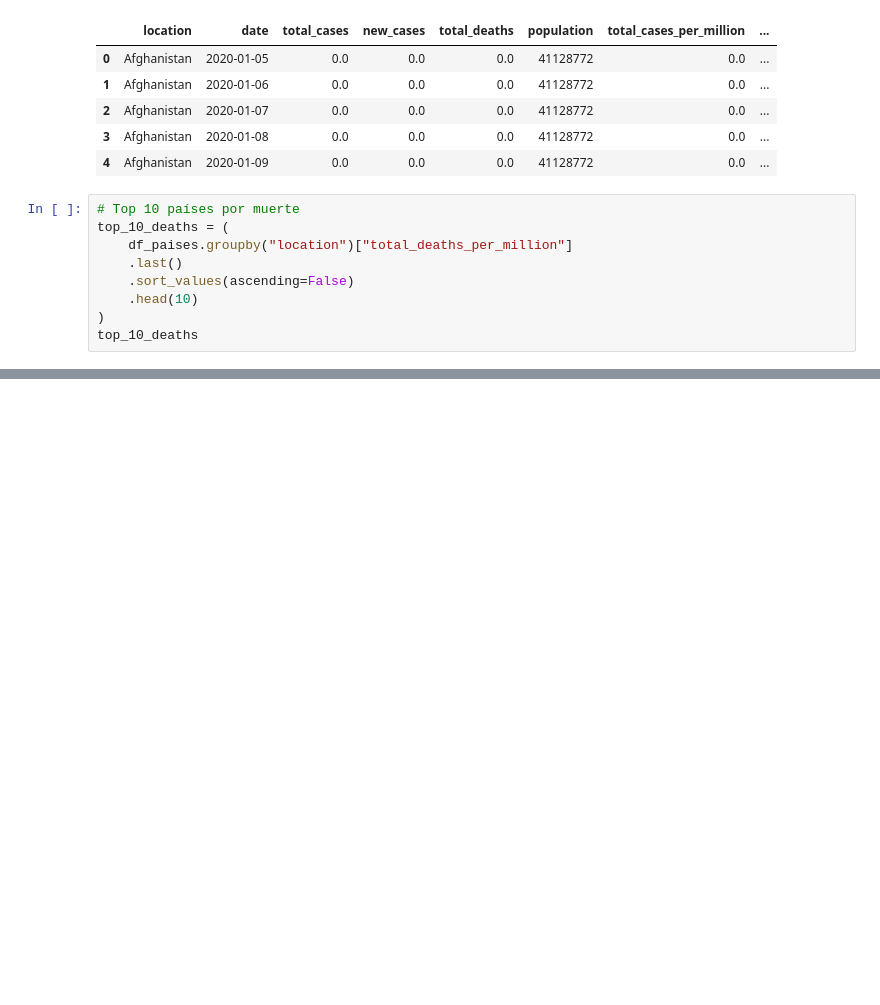
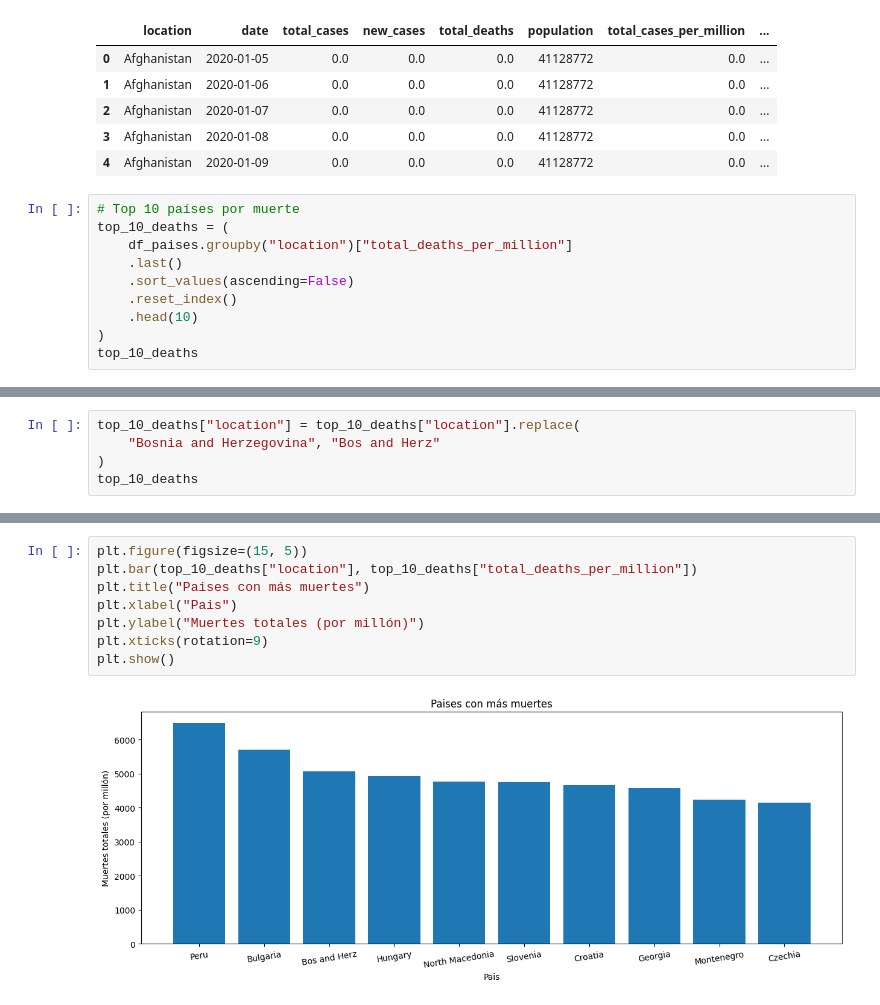
Before and after one commit to StalkerData/Ciencia_de_Datos, a Jupyter notebook: Nivel_2/covid_eda/notebooks/analisis_covid.ipynb, the cells around one changed output, grey strips where cells are left out. Cells and saved outputs as stored; diff of their text form; blank space fills up the shorter version.

```diff
--- a/Nivel_2/covid_eda/notebooks/analisis_covid.ipynb
+++ b/Nivel_2/covid_eda/notebooks/analisis_covid.ipynb
@@ -182,6 +188,7 @@ top_10_deaths = (
     df_paises.groupby("location")["total_deaths_per_million"]
     .last()
     .sort_values(ascending=False)
+    .reset_index()
     .head(10)
 )
 top_10_deaths
@@ -200,0 +302,5 @@ Name: total_deaths_per_million, dtype: float64
+# %%
+top_10_deaths["location"] = top_10_deaths["location"].replace(
+    "Bosnia and Herzegovina", "Bos and Herz"
+)
+top_10_deaths
@@ -200,0 +319,10 @@ Name: total_deaths_per_million, dtype: float64
+# %%
+plt.figure(figsize=(15, 5))
+plt.bar(top_10_deaths["location"], top_10_deaths["total_deaths_per_million"])
+plt.title("Paises con más muertes")
+plt.xlabel("Pais")
+plt.ylabel("Muertes totales (por millón)")
+plt.xticks(rotation=9)
+plt.show()
+# %% [output]
+[figure, added]
```
Also changed, not shown: parts of 16 cells of this notebook.
